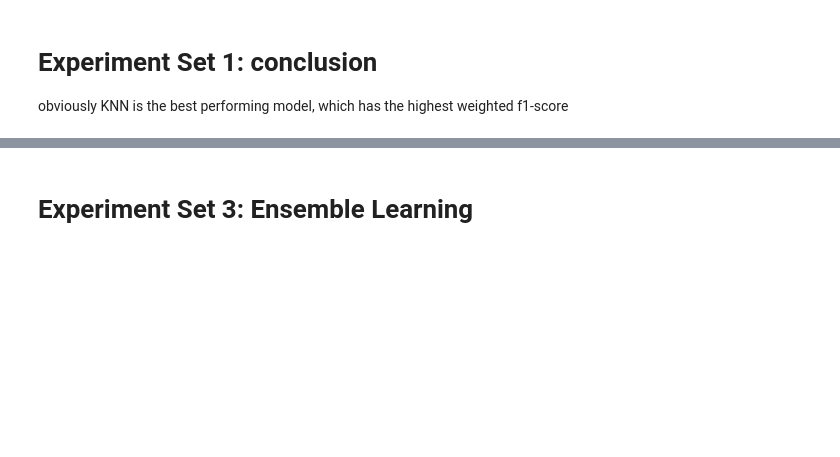
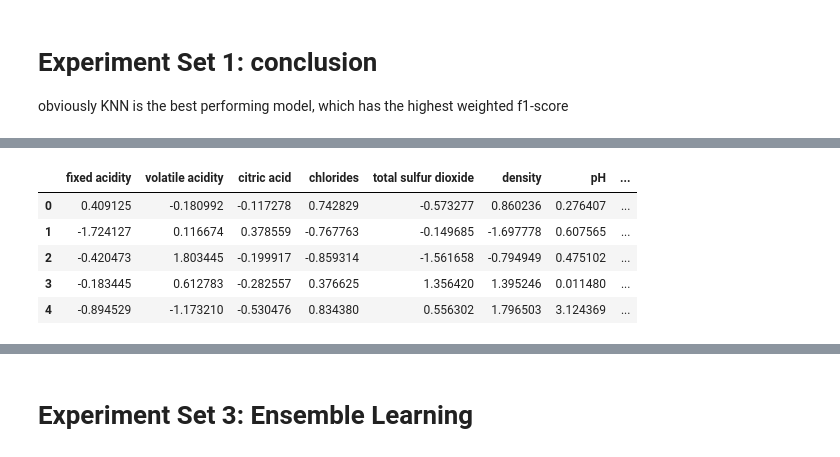
Before and after one commit to jinwenhua/group11, a Jupyter notebook: Wine.ipynb, the cells around one changed output, grey strips where cells are left out. Cells and saved outputs as stored; diff of their text form; code cells hidden in the pictures; blank space fills up the shorter version.

```diff
--- a/Wine.ipynb
+++ b/Wine.ipynb
@@ -400,0 +818,24 @@ obviously KNN is the best performing model, which has the highest weighted f1-sc
+# %%
+# get the list of features which has correlation to the target column above a specified threshold value.
+def corr_features(x_train, col_target, threshold):
+
+    # Correlation with target
+    # Apply abs() to get the absolute value so no need to deal with negative correlations
+    cor_target = abs(cor[col_target])
+
+    # Select highly correlated features, with threshold
+    relevant_features = cor_target[cor_target > threshold]
+
+    # Get names of the features which are highly correlated to the target.
+    cols = [col for col in relevant_features.index if col.lower() != col_target.lower()]
+
+    return cols
+# %%
+# Case 1: All features (Threshold = 0.0001)
+col_target = 'quality'
+cols = corr_features(x_train_sc, col_target, threshold=0.0001)
+
+x_train_cor = x_train_sc[cols]
+x_test_cor = x_test_sc[cols]
+
+x_train_cor.head()
@@ -400,0 +904,15 @@ obviously KNN is the best performing model, which has the highest weighted f1-sc
+# %%
+# Case 3: 9 features (Threshold = 0.009)
+cols = corr_features(x_train_sc, col_target, threshold=0.009)
+
+x_train_cor = x_train_sc[cols]
+x_test_cor = x_test_sc[cols]
+
+x_train_cor.head()
+# %% [output]
+|  | fixed acidity | volatile acidity | citric acid | chlorides | total sulfur dioxide | density | pH | ... |
+| 0 | 0.409125 | -0.180992 | -0.117278 | 0.742829 | -0.573277 | 0.860236 | 0.276407 | ... |
+| 1 | -1.724127 | 0.116674 | 0.378559 | -0.767763 | -0.149685 | -1.697778 | 0.607565 | ... |
+| 2 | -0.420473 | 1.803445 | -0.199917 | -0.859314 | -1.561658 | -0.794949 | 0.475102 | ... |
+| 3 | -0.183445 | 0.612783 | -0.282557 | 0.376625 | 1.356420 | 1.395246 | 0.011480 | ... |
+| 4 | -0.894529 | -1.173210 | -0.530476 | 0.834380 | 0.556302 | 1.796503 | 3.124369 | ... |
```
Also changed, not shown: parts of 88 cells of this notebook.
